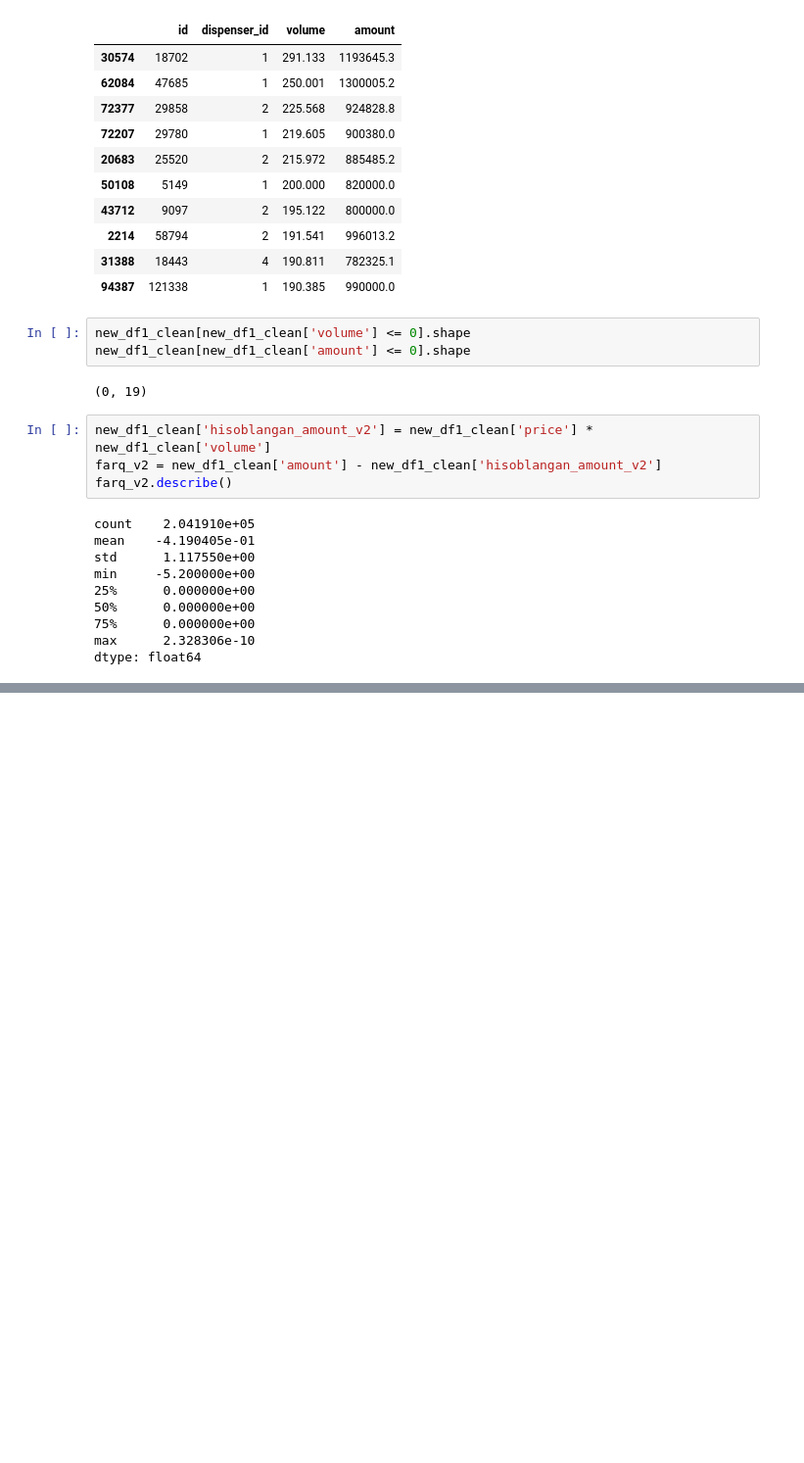
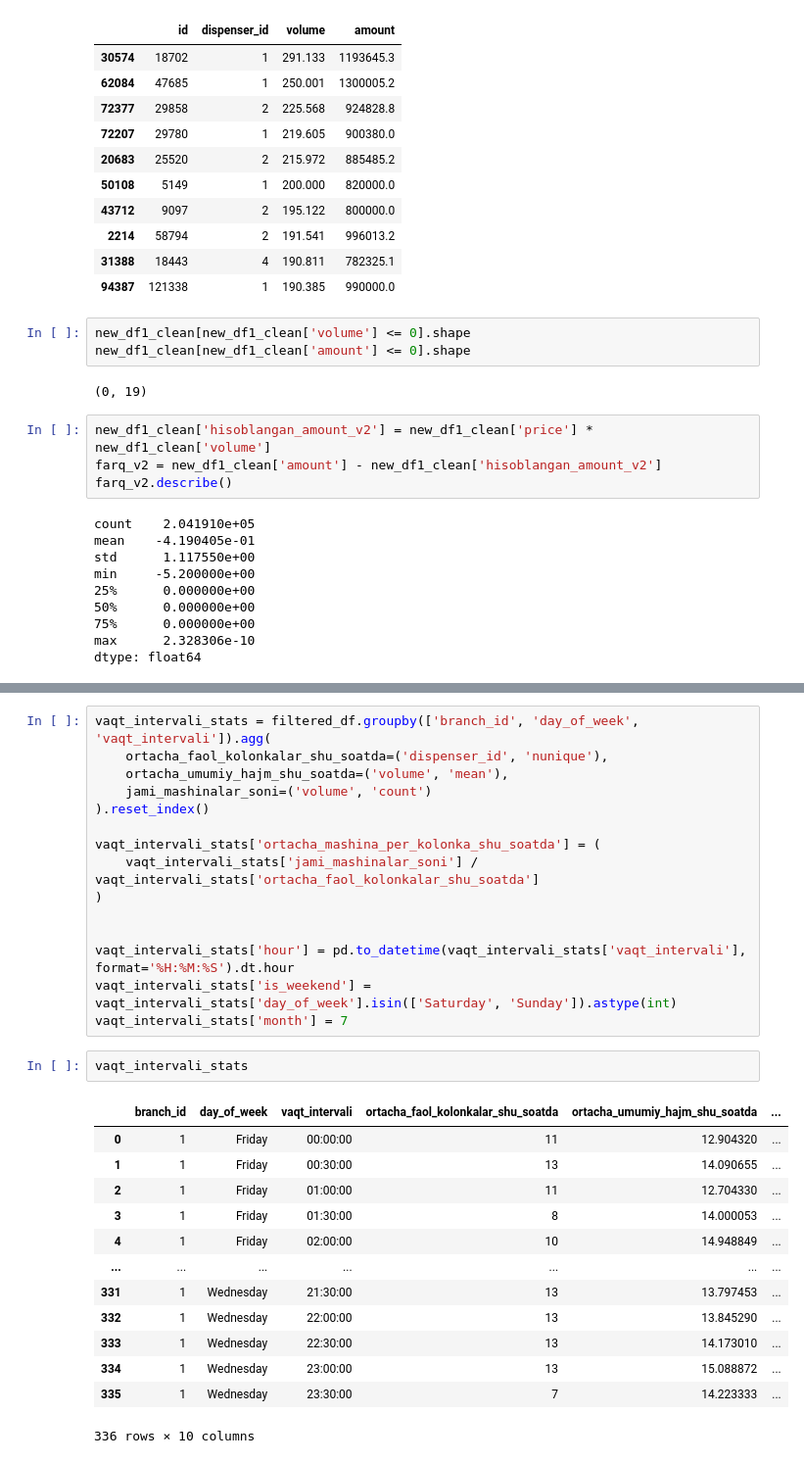
Before and after one commit to rayhon-dev/gas-stations-analytics, a Jupyter notebook: notebooks/eda_file1.ipynb, the cells around one changed output, grey strips where cells are left out. Shown at 98% size. Drawn from its saved outputs; the diff is of its cells as text; blank space fills up the shorter version.

```diff
--- a/notebooks/eda_file1.ipynb
+++ b/notebooks/eda_file1.ipynb
@@ -647,0 +690,31 @@ new_df1_final.to_csv("../data/clean/file1_vaqt_tahlili.csv", index=False)
+# %%
+vaqt_intervali_stats = filtered_df.groupby(['branch_id', 'day_of_week', 'vaqt_intervali']).agg(
+    ortacha_faol_kolonkalar_shu_soatda=('dispenser_id', 'nunique'),
+    ortacha_umumiy_hajm_shu_soatda=('volume', 'mean'),
+    jami_mashinalar_soni=('volume', 'count')
+).reset_index()
+
+vaqt_intervali_stats['ortacha_mashina_per_kolonka_shu_soatda'] = (
+    vaqt_intervali_stats['jami_mashinalar_soni'] / vaqt_intervali_stats['ortacha_faol_kolonkalar_shu_soatda']
+)
+
+
+vaqt_intervali_stats['hour'] = pd.to_datetime(vaqt_intervali_stats['vaqt_intervali'], format='%H:%M:%S').dt.hour
+vaqt_intervali_stats['is_weekend'] = vaqt_intervali_stats['day_of_week'].isin(['Saturday', 'Sunday']).astype(int)
+vaqt_intervali_stats['month'] = 7
+# %%
+vaqt_intervali_stats
+# %% [output]
+|  | branch_id | day_of_week | vaqt_intervali | ortacha_faol_kolonkalar_shu_soatda | ortacha_umumiy_hajm_shu_soatda | ... |
+| 0 | 1 | Friday | 00:00:00 | 11 | 12.904320 | ... |
+| 1 | 1 | Friday | 00:30:00 | 13 | 14.090655 | ... |
+| 2 | 1 | Friday | 01:00:00 | 11 | 12.704330 | ... |
+| 3 | 1 | Friday | 01:30:00 | 8 | 14.000053 | ... |
+| 4 | 1 | Friday | 02:00:00 | 10 | 14.948849 | ... |
+| ... | ... | ... | ... | ... | ... | ... |
+| 331 | 1 | Wednesday | 21:30:00 | 13 | 13.797453 | ... |
+| 332 | 1 | Wednesday | 22:00:00 | 13 | 13.845290 | ... |
+| 333 | 1 | Wednesday | 22:30:00 | 13 | 14.173010 | ... |
+| 334 | 1 | Wednesday | 23:00:00 | 13 | 15.088872 | ... |
+| 335 | 1 | Wednesday | 23:30:00 | 7 | 14.223333 | ... |
+336 rows × 10 columns
```
Also changed, not shown: parts of 11 cells of this notebook.
